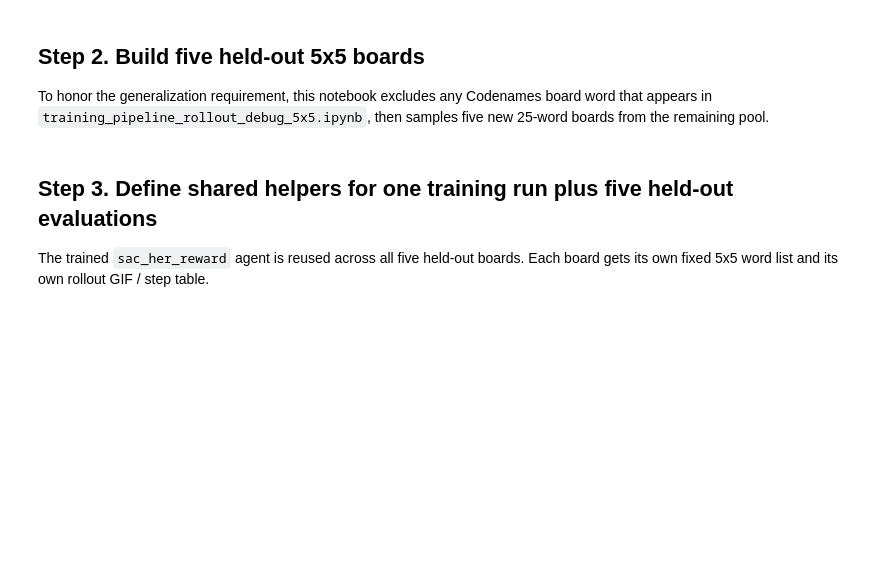
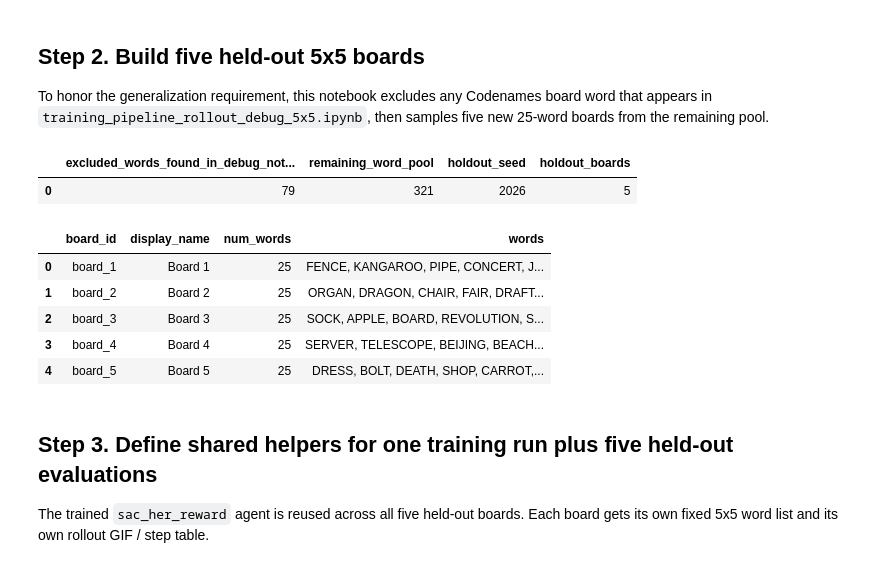
Before and after one commit to pb0104/Codenames-Spymaster-RL, a Jupyter notebook: notebooks/final_generalization.ipynb, the cells around one changed output. Cells and saved outputs as stored; diff of their text form; code cells hidden in the pictures; blank space fills up the shorter version.

```diff
--- a/notebooks/final_generalization.ipynb
+++ b/notebooks/final_generalization.ipynb
@@ -141,7 +145,9 @@ pd.DataFrame(
 
 To honor the generalization requirement, this notebook excludes any Codenames board word that appears in `training_pipeline_rollout_debug_5x5.ipynb`, then samples five new 25-word boards from the remaining pool.
 # %%
-DEBUG_NOTEBOOK_PATH = PROJECT_ROOT / "notebooks" / "training_pipeline_rollout_debug_5x5.ipynb"
+DEBUG_NOTEBOOK_PATH = (
+    PROJECT_ROOT / "notebooks" / "training_pipeline_rollout_debug_5x5.ipynb"
+)
 BOARD_WORDS_PATH = PROJECT_ROOT / TRAINING_CONFIG["data"]["board_words_path"]
 
 
@@ -209,34 +215,45 @@ HOLDOUT_BOARDS = build_holdout_boards(
 
 for board in HOLDOUT_BOARDS:
     overlap = set(board["words"]) & EXCLUDED_WORDS
     if overlap:
-        raise AssertionError(f"Held-out board still contains excluded words: {sorted(overlap)}")
+        raise AssertionError(
+            f"Held-out board still contains excluded words: {sorted(overlap)}"
+        )
 
 holdout_board_overview_df = pd.DataFrame(
     [
         {
             "board_id": board["board_id"],
             "display_name": board["display_name"],
             "num_words": len(board["words"]),
             "words": ", ".join(board["words"]),
         }
         for board in HOLDOUT_BOARDS
     ]
 )
 
 display(
     pd.DataFrame(
         [
             {
                 "excluded_words_found_in_debug_notebook": len(EXCLUDED_WORDS),
                 "remaining_word_pool": len(ALL_BOARD_WORDS) - len(EXCLUDED_WORDS),
                 "holdout_seed": NOTEBOOK_OPTIONS["holdout_seed"],
                 "holdout_boards": len(HOLDOUT_BOARDS),
             }
         ]
     )
 )
 holdout_board_overview_df
+# %% [output]
+|  | excluded_words_found_in_debug_not... | remaining_word_pool | holdout_seed | holdout_boards |
+| 0 | 79 | 321 | 2026 | 5 |
+|  | board_id | display_name | num_words | words |
+| 0 | board_1 | Board 1 | 25 | FENCE, KANGAROO, PIPE, CONCERT, J... |
+| 1 | board_2 | Board 2 | 25 | ORGAN, DRAGON, CHAIR, FAIR, DRAFT... |
+| 2 | board_3 | Board 3 | 25 | SOCK, APPLE, BOARD, REVOLUTION, S... |
+| 3 | board_4 | Board 4 | 25 | SERVER, TELESCOPE, BEIJING, BEACH... |
+| 4 | board_5 | Board 5 | 25 | DRESS, BOLT, DEATH, SHOP, CARROT,... |
 # %% [markdown]
 ## Step 3. Define shared helpers for one training run plus five held-out evaluations
 
```
Also changed, not shown: parts of 5 cells of this notebook.
